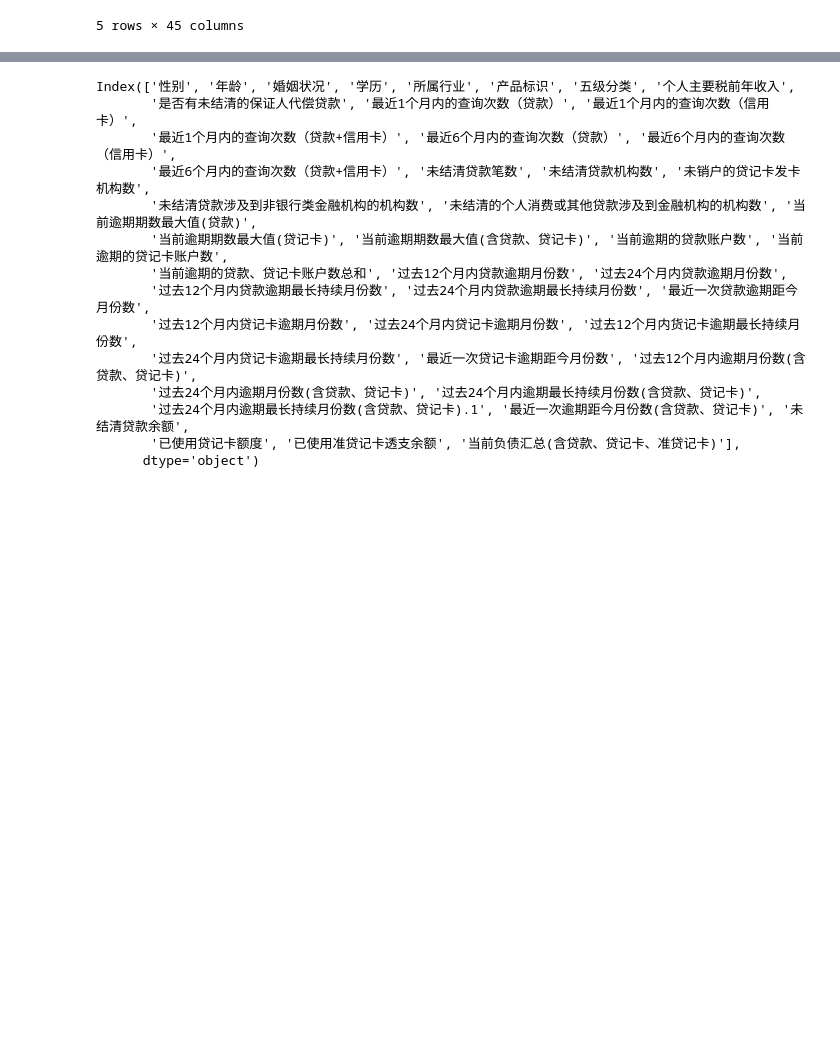
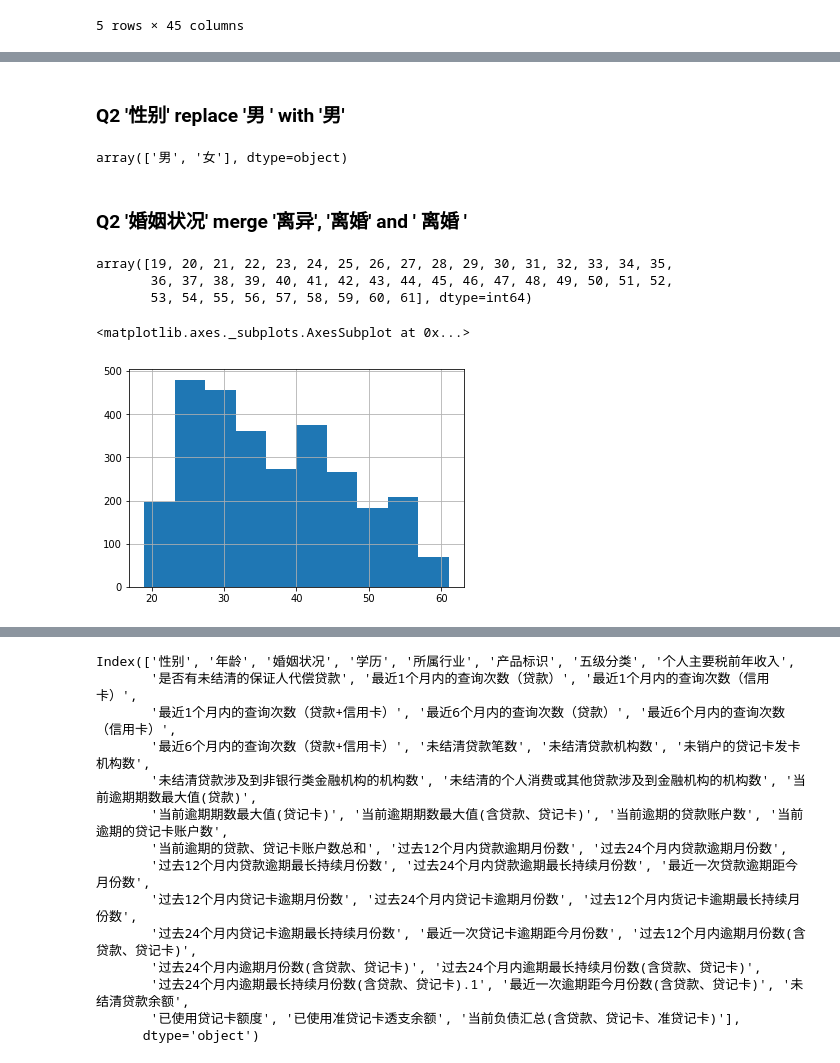
Before and after one commit to Judithning/Uda, a Jupyter notebook: bank_model.ipynb, the cells around one changed output, grey strips where cells are left out. Saved outputs shown, nothing was run; the diff lists cells and outputs as text; code cells hidden in the pictures; blank space fills up the shorter version.

```diff
--- a/bank_model.ipynb
+++ b/bank_model.ipynb
@@ -3,9 +3,14 @@ import pandas as pd
 import numpy as np
 import matplotlib.pyplot as plt
 from pandas import Series, DataFrame
+# %%
+# -*- coding: utf-8 -*-
+from pylab import *
+mpl.rcParams['font.sans-serif'] = ['SimHei'] #指定默认字体
+mpl.rcParams['axes.unicode_minus'] = False
 # %%
-#path = r'C:\Users\judit\python\bank model\account_data.xlsx'
-path = r'D:\disc_E\my_study\bank data\account_data.xlsx'
+path = r'C:\Users\judit\python\bank model\account_data.xlsx'
+#path = r'D:\disc_E\my_study\bank data\account_data.xlsx'
 df = pd.read_excel(path, header=0)
 # %%
 df.drop(['证件号码','客户名称','单位名称','户籍所在地','原管户客户经理','现管户客户经理'],axis=1,inplace=True)
@@ -23,0 +47,24 @@ df.head()
+# %% [markdown]
+### Q2 '性别' replace '男 ' with '男'
+# %%
+df['性别'] = df['性别'].str.replace('男 ','男')
+df['性别'].unique()
+# %% [output]
+array(['男', '女'], dtype=object)
+# %% [markdown]
+### Q2 '婚姻状况' merge '离异', '离婚' and ' 离婚 '
+# %%
+df.replace({'婚姻状况':{' 离婚 ':'离异','离婚':'离异'},'学历':{'大学本科':'本科'}},inplace=True)
+#df['婚姻状况'].str.replace({' 离婚 ':'离异','离婚':'离异'},value=None)
+# %%
+l = np.sort(df['年龄'].unique())
+l
+# %% [output]
+array([19, 20, 21, 22, 23, 24, 25, 26, 27, 28, 29, 30, 31, 32, 33, 34, 35,
+       36, 37, 38, 39, 40, 41, 42, 43, 44, 45, 46, 47, 48, 49, 50, 51, 52,
+       53, 54, 55, 56, 57, 58, 59, 60, 61], dtype=int64)
+# %%
+df['年龄'].hist()
+# %% [output]
+<matplotlib.axes._subplots.AxesSubplot at 0x...>
+[figure, added]
```
Also changed, not shown: parts of 12 cells of this notebook.
